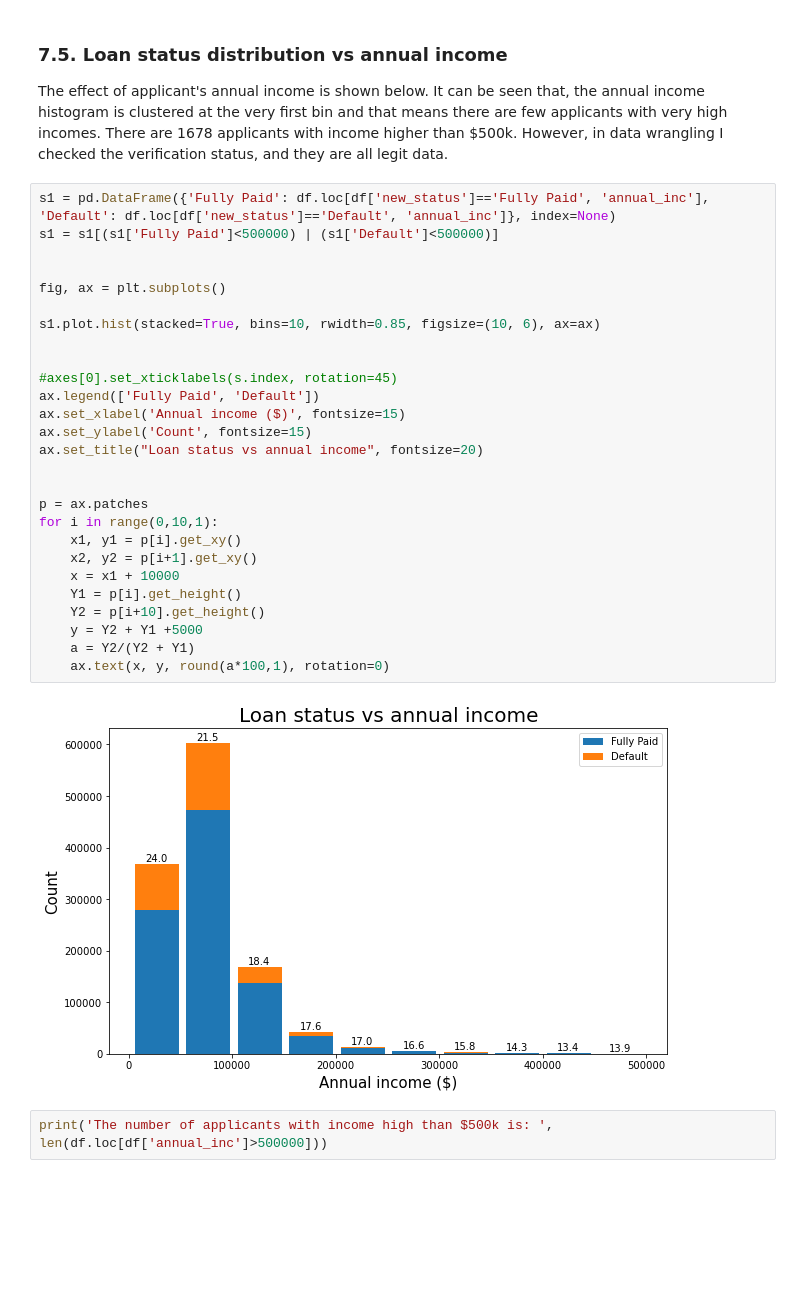
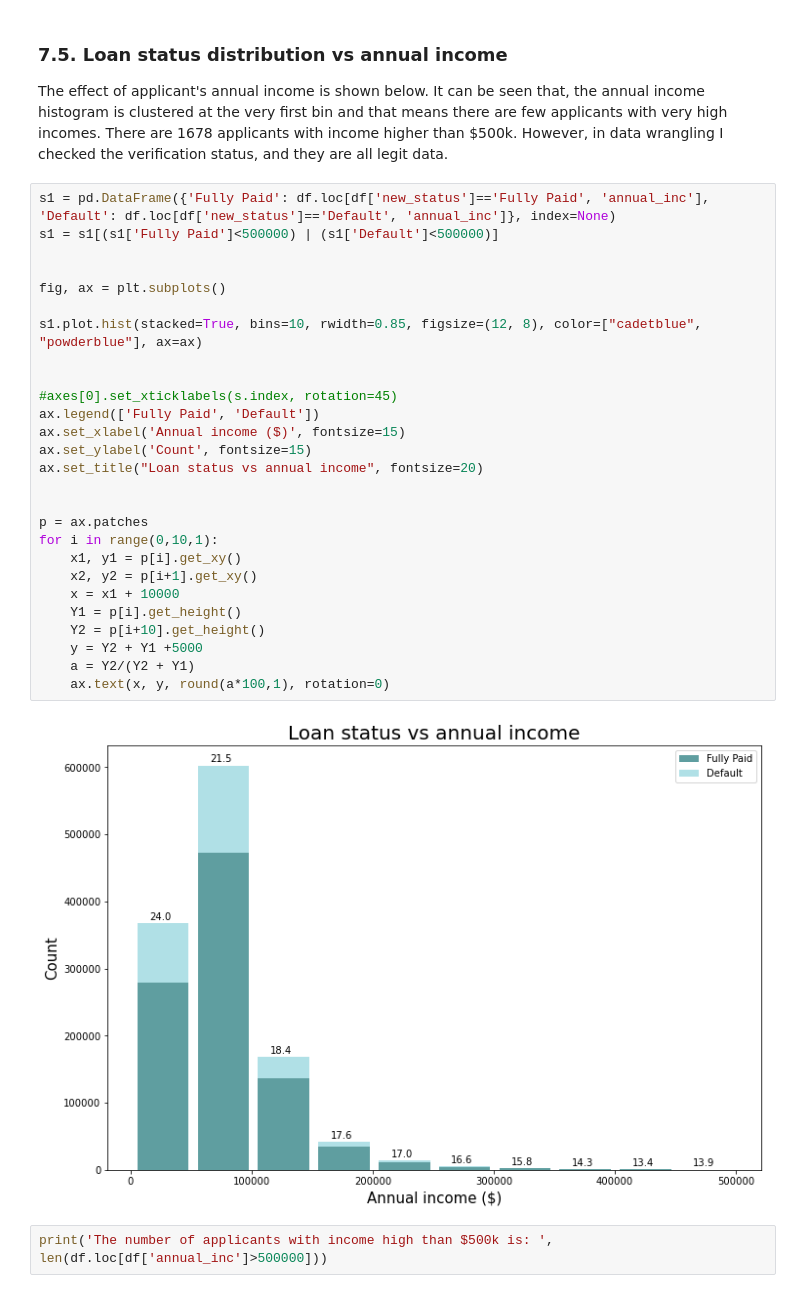
Before and after one commit to somayehY/Somayeh_Youssefi, a Jupyter notebook: LendingClub/LendingClub_ExploratoryDataAnalysis.ipynb, the cells around one changed output. Cells and saved outputs as stored; diff of their text form; blank space fills up the shorter version.

```diff
--- a/LendingClub/LendingClub_ExploratoryDataAnalysis.ipynb
+++ b/LendingClub/LendingClub_ExploratoryDataAnalysis.ipynb
@@ -350,32 +353,32 @@ The effect of applicant's annual income is shown below. It can be seen that, the
 # %%
 s1 = pd.DataFrame({'Fully Paid': df.loc[df['new_status']=='Fully Paid', 'annual_inc'], 'Default': df.loc[df['new_status']=='Default', 'annual_inc']}, index=None)
 s1 = s1[(s1['Fully Paid']<500000) | (s1['Default']<500000)]
 
 
 fig, ax = plt.subplots()
 
-s1.plot.hist(stacked=True, bins=10, rwidth=0.85, figsize=(10, 6), ax=ax)
+s1.plot.hist(stacked=True, bins=10, rwidth=0.85, figsize=(12, 8), color=["cadetblue", "powderblue"], ax=ax)
 
 
 #axes[0].set_xticklabels(s.index, rotation=45)
 ax.legend(['Fully Paid', 'Default'])
 ax.set_xlabel('Annual income ($)', fontsize=15)
 ax.set_ylabel('Count', fontsize=15)
 ax.set_title("Loan status vs annual income", fontsize=20)
 
 
 p = ax.patches
 for i in range(0,10,1):
     x1, y1 = p[i].get_xy()
     x2, y2 = p[i+1].get_xy()
     x = x1 + 10000
     Y1 = p[i].get_height()
     Y2 = p[i+10].get_height()
     y = Y2 + Y1 +5000
     a = Y2/(Y2 + Y1)
     ax.text(x, y, round(a*100,1), rotation=0)
 # %% [output]
-[figure, old version]
+[figure, new version]
 # %%
 print('The number of applicants with income high than $500k is: ', len(df.loc[df['annual_inc']>500000]))
 # %% [output]
```
Also changed, not shown: parts of 12 cells of this notebook.
